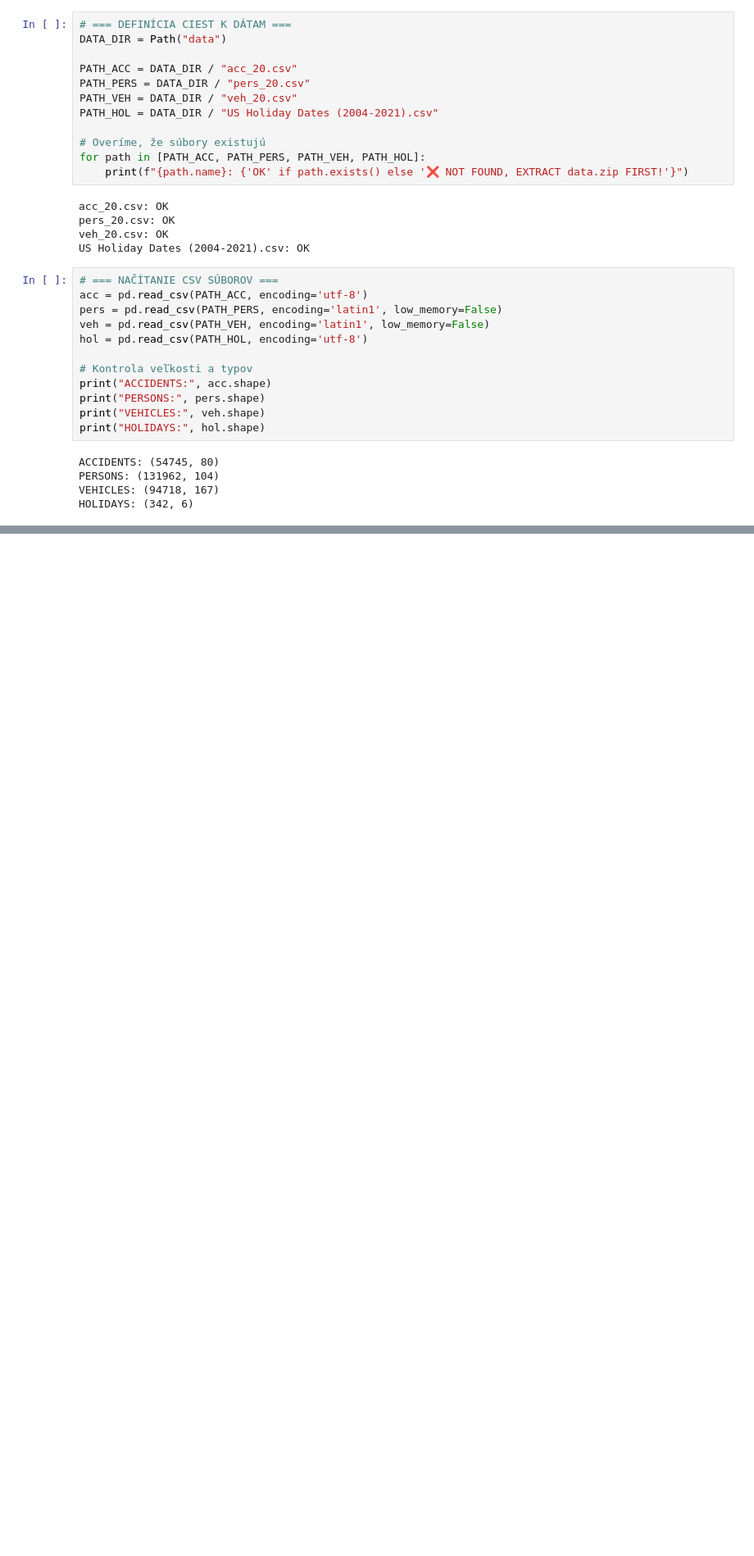
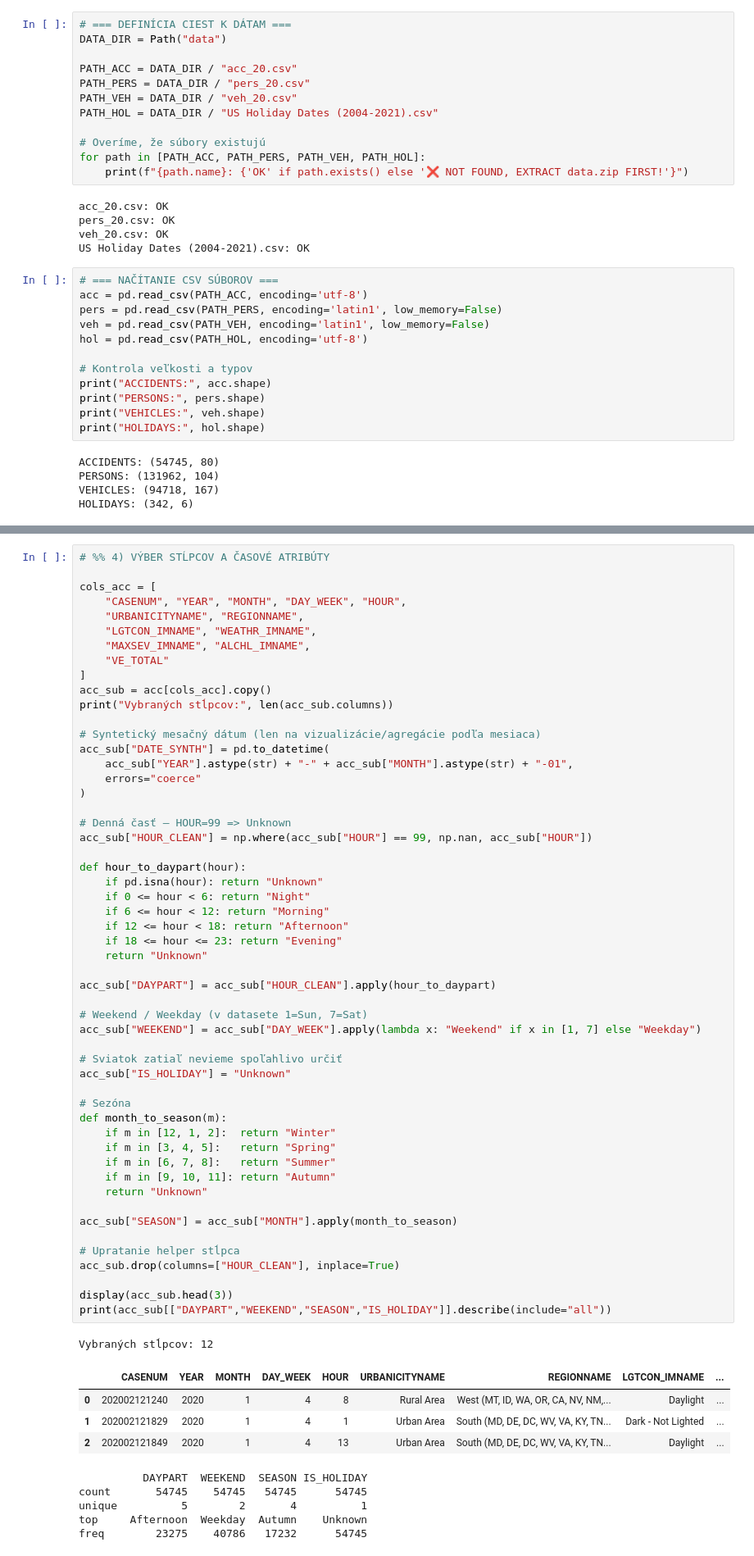
Before and after one commit to vikd00/4IZ460-SP, a Jupyter notebook: notebooks/analysis.ipynb, the cells around one changed output, grey strips where cells are left out. Shown at 82% size. Cells and saved outputs as stored; diff of their text form; blank space fills up the shorter version.

Commit message:
Finished data cleaning and started working on first 4 analysis

```diff
--- a/notebooks/analysis.ipynb
+++ b/notebooks/analysis.ipynb
@@ -79,0 +135,64 @@ VEH bez ACC: 0
+# %%
+# %% 4) VÝBER STĹPCOV A ČASOVÉ ATRIBÚTY
+
+cols_acc = [
+    "CASENUM", "YEAR", "MONTH", "DAY_WEEK", "HOUR",
+    "URBANICITYNAME", "REGIONNAME",
+    "LGTCON_IMNAME", "WEATHR_IMNAME",
+    "MAXSEV_IMNAME", "ALCHL_IMNAME",
+    "VE_TOTAL"
+]
+acc_sub = acc[cols_acc].copy()
+print("Vybraných stĺpcov:", len(acc_sub.columns))
+
+# Syntetický mesačný dátum (len na vizualizácie/agregácie podľa mesiaca)
+acc_sub["DATE_SYNTH"] = pd.to_datetime(
+    acc_sub["YEAR"].astype(str) + "-" + acc_sub["MONTH"].astype(str) + "-01",
+    errors="coerce"
+)
+
+# Denná časť – HOUR=99 => Unknown
+acc_sub["HOUR_CLEAN"] = np.where(acc_sub["HOUR"] == 99, np.nan, acc_sub["HOUR"])
+
+def hour_to_daypart(hour):
+    if pd.isna(hour): return "Unknown"
+    if 0 <= hour < 6: return "Night"
+    if 6 <= hour < 12: return "Morning"
+    if 12 <= hour < 18: return "Afternoon"
+    if 18 <= hour <= 23: return "Evening"
+    return "Unknown"
+
+acc_sub["DAYPART"] = acc_sub["HOUR_CLEAN"].apply(hour_to_daypart)
+
+# Weekend / Weekday (v datasete 1=Sun, 7=Sat)
+acc_sub["WEEKEND"] = acc_sub["DAY_WEEK"].apply(lambda x: "Weekend" if x in [1, 7] else "Weekday")
+
+# Sviatok zatiaľ nevieme spoľahlivo určiť
+acc_sub["IS_HOLIDAY"] = "Unknown"
+
+# Sezóna
+def month_to_season(m):
+    if m in [12, 1, 2]:  return "Winter"
+    if m in [3, 4, 5]:   return "Spring"
+    if m in [6, 7, 8]:   return "Summer"
+    if m in [9, 10, 11]: return "Autumn"
+    return "Unknown"
+
+acc_sub["SEASON"] = acc_sub["MONTH"].apply(month_to_season)
+
+# Upratanie helper stĺpca
+acc_sub.drop(columns=["HOUR_CLEAN"], inplace=True)
+
+display(acc_sub.head(3))
+print(acc_sub[["DAYPART","WEEKEND","SEASON","IS_HOLIDAY"]].describe(include="all"))
+# %% [output]
+Vybraných stĺpcov: 12
+|  | CASENUM | YEAR | MONTH | DAY_WEEK | HOUR | URBANICITYNAME | REGIONNAME | LGTCON_IMNAME | ... |
+| 0 | 202002121240 | 2020 | 1 | 4 | 8 | Rural Area | West (MT, ID, WA, OR, CA, NV, NM,... | Daylight | ... |
+| 1 | 202002121829 | 2020 | 1 | 4 | 1 | Urban Area | South (MD, DE, DC, WV, VA, KY, TN... | Dark - Not Lighted | ... |
+| 2 | 202002121849 | 2020 | 1 | 4 | 13 | Urban Area | South (MD, DE, DC, WV, VA, KY, TN... | Daylight | ... |
+          DAYPART  WEEKEND  SEASON IS_HOLIDAY
+count       54745    54745   54745      54745
+unique          5        2       4          1
+top     Afternoon  Weekday  Autumn    Unknown
+freq        23275    40786   17232      54745
```
Also changed, not shown: parts of 17 cells of this notebook.
